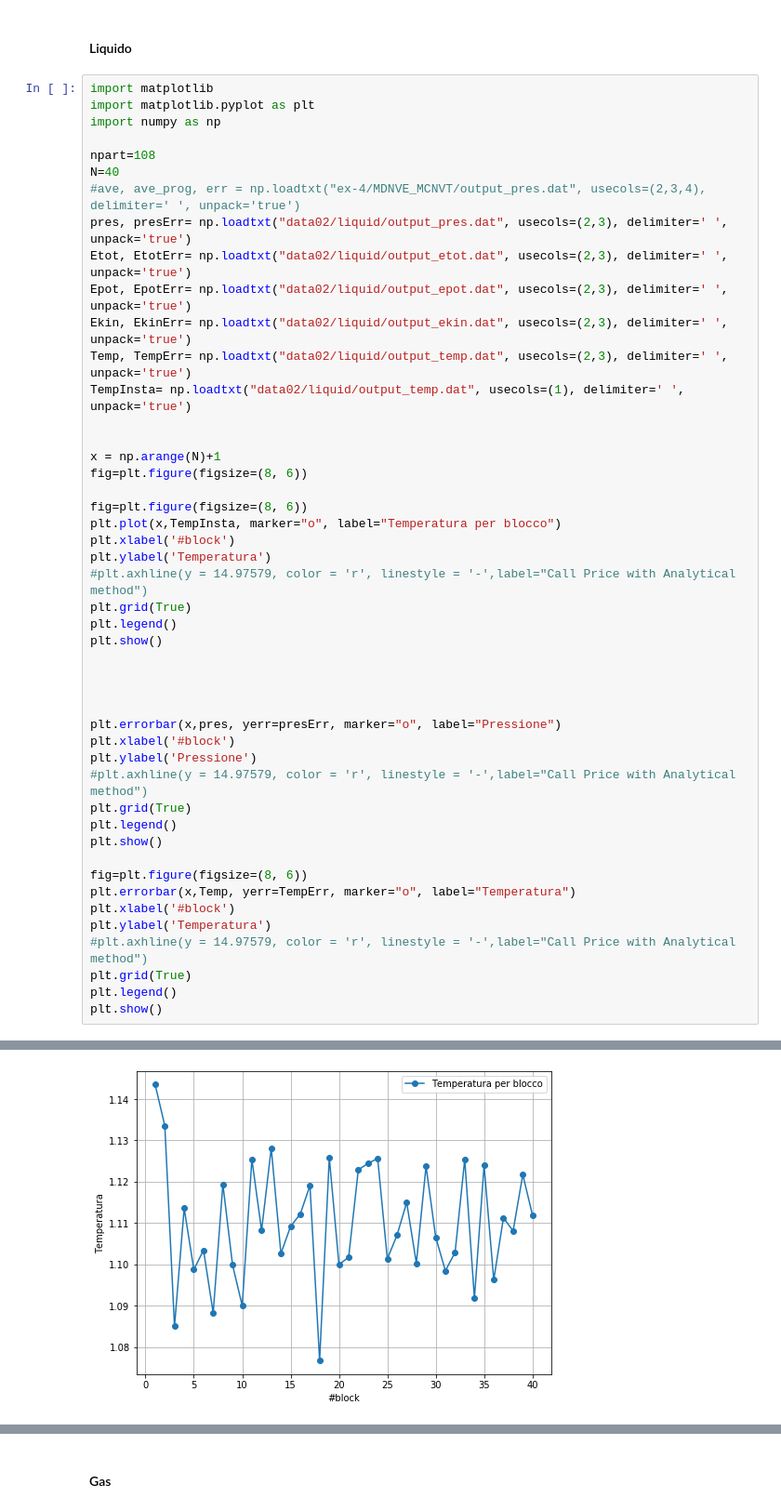
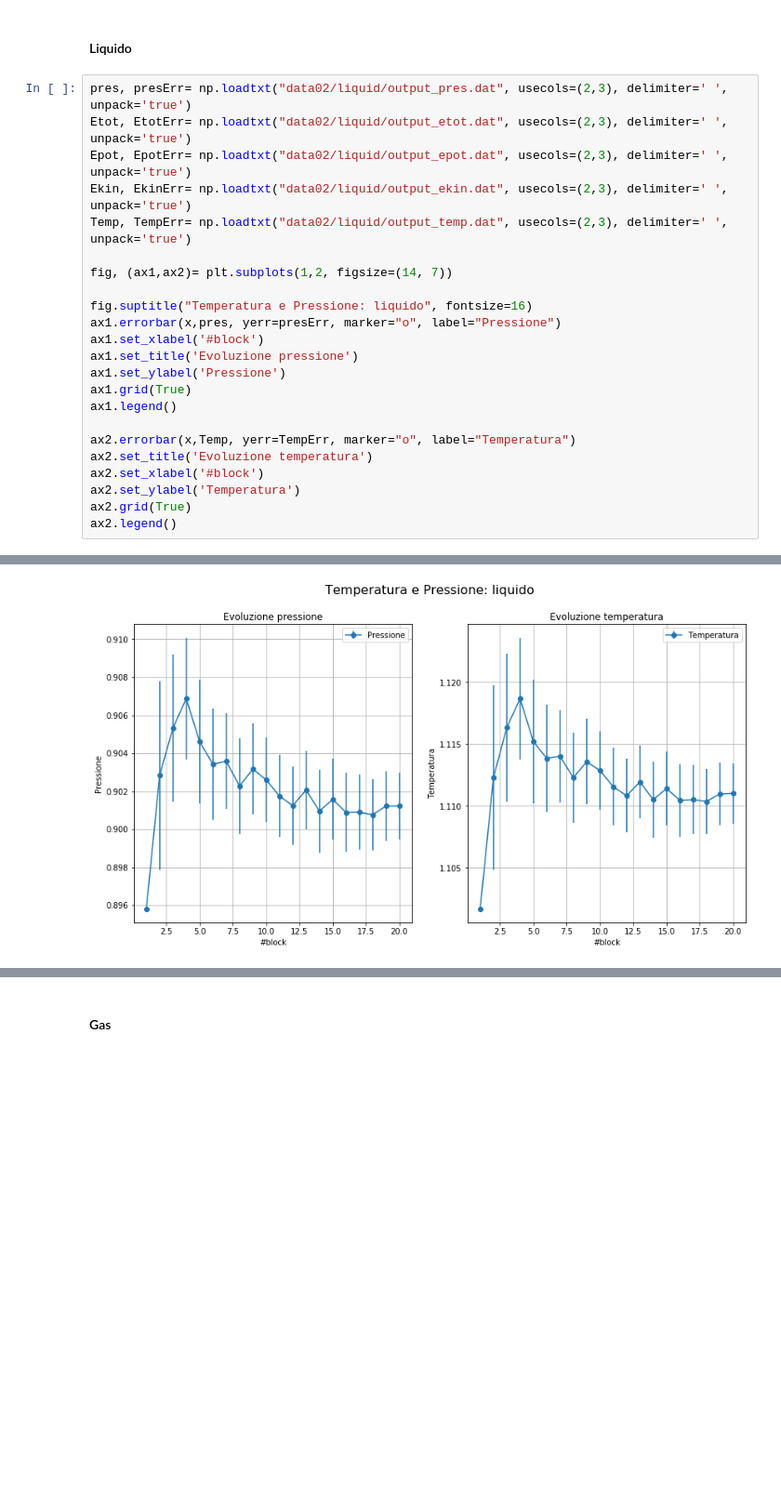
Before and after one commit to dariopullia/Numerical_Simulations_Lab, a Jupyter notebook: 04/Lezione4.ipynb, the cells around one changed output, grey strips where cells are left out. Shown at 93% size. Saved outputs shown, nothing was run; the diff lists cells and outputs as text; blank space fills up the shorter version.

```diff
--- a/04/Lezione4.ipynb
+++ b/04/Lezione4.ipynb
@@ -13,50 +186,26 @@ Spiegazione
 # %% [markdown]
 #### Liquido
 # %%
-import matplotlib
-import matplotlib.pyplot as plt
-import numpy as np
-
-npart=108
-N=40
-#ave, ave_prog, err = np.loadtxt("ex-4/MDNVE_MCNVT/output_pres.dat", usecols=(2,3,4), delimiter=' ', unpack='true')
 pres, presErr= np.loadtxt("data02/liquid/output_pres.dat", usecols=(2,3), delimiter=' ', unpack='true')
 Etot, EtotErr= np.loadtxt("data02/liquid/output_etot.dat", usecols=(2,3), delimiter=' ', unpack='true')
 Epot, EpotErr= np.loadtxt("data02/liquid/output_epot.dat", usecols=(2,3), delimiter=' ', unpack='true')
 Ekin, EkinErr= np.loadtxt("data02/liquid/output_ekin.dat", usecols=(2,3), delimiter=' ', unpack='true')
 Temp, TempErr= np.loadtxt("data02/liquid/output_temp.dat", usecols=(2,3), delimiter=' ', unpack='true')
-TempInsta= np.loadtxt("data02/liquid/output_temp.dat", usecols=(1), delimiter=' ', unpack='true')
 
+fig, (ax1,ax2)= plt.subplots(1,2, figsize=(14, 7))
 
-x = np.arange(N)+1
-fig=plt.figure(figsize=(8, 6))
+fig.suptitle("Temperatura e Pressione: liquido", fontsize=16)
+ax1.errorbar(x,pres, yerr=presErr, marker="o", label="Pressione")
+ax1.set_xlabel('#block')
+ax1.set_title('Evoluzione pressione')
+ax1.set_ylabel('Pressione')
+ax1.grid(True)
+ax1.legend()
 
-fig=plt.figure(figsize=(8, 6))
-plt.plot(x,TempInsta, marker="o", label="Temperatura per blocco")
-plt.xlabel('#block')
-plt.ylabel('Temperatura')
-#plt.axhline(y = 14.97579, color = 'r', linestyle = '-',label="Call Price with Analytical method")
-plt.grid(True)
-plt.legend()
-plt.show()
-
-
-
-
-plt.errorbar(x,pres, yerr=presErr, marker="o", label="Pressione")
-plt.xlabel('#block')
-plt.ylabel('Pressione')
-#plt.axhline(y = 14.97579, color = 'r', linestyle = '-',label="Call Price with Analytical method")
-plt.grid(True)
-plt.legend()
-plt.show()
-
-fig=plt.figure(figsize=(8, 6))
-plt.errorbar(x,Temp, yerr=TempErr, marker="o", label="Temperatura")
-plt.xlabel('#block')
-plt.ylabel('Temperatura')
-#plt.axhline(y = 14.97579, color = 'r', linestyle = '-',label="Call Price with Analytical method")
-plt.grid(True)
-plt.legend()
-plt.show()
+ax2.errorbar(x,Temp, yerr=TempErr, marker="o", label="Temperatura")
+ax2.set_title('Evoluzione temperatura')
+ax2.set_xlabel('#block')
+ax2.set_ylabel('Temperatura')
+ax2.grid(True)
+ax2.legend()
 # %% [output]
@@ -64 +213 @@ plt.show()
-[figure, old version]
+[figure, new version]
```
Also changed, not shown: parts of 20 cells of this notebook, 56 other files.
